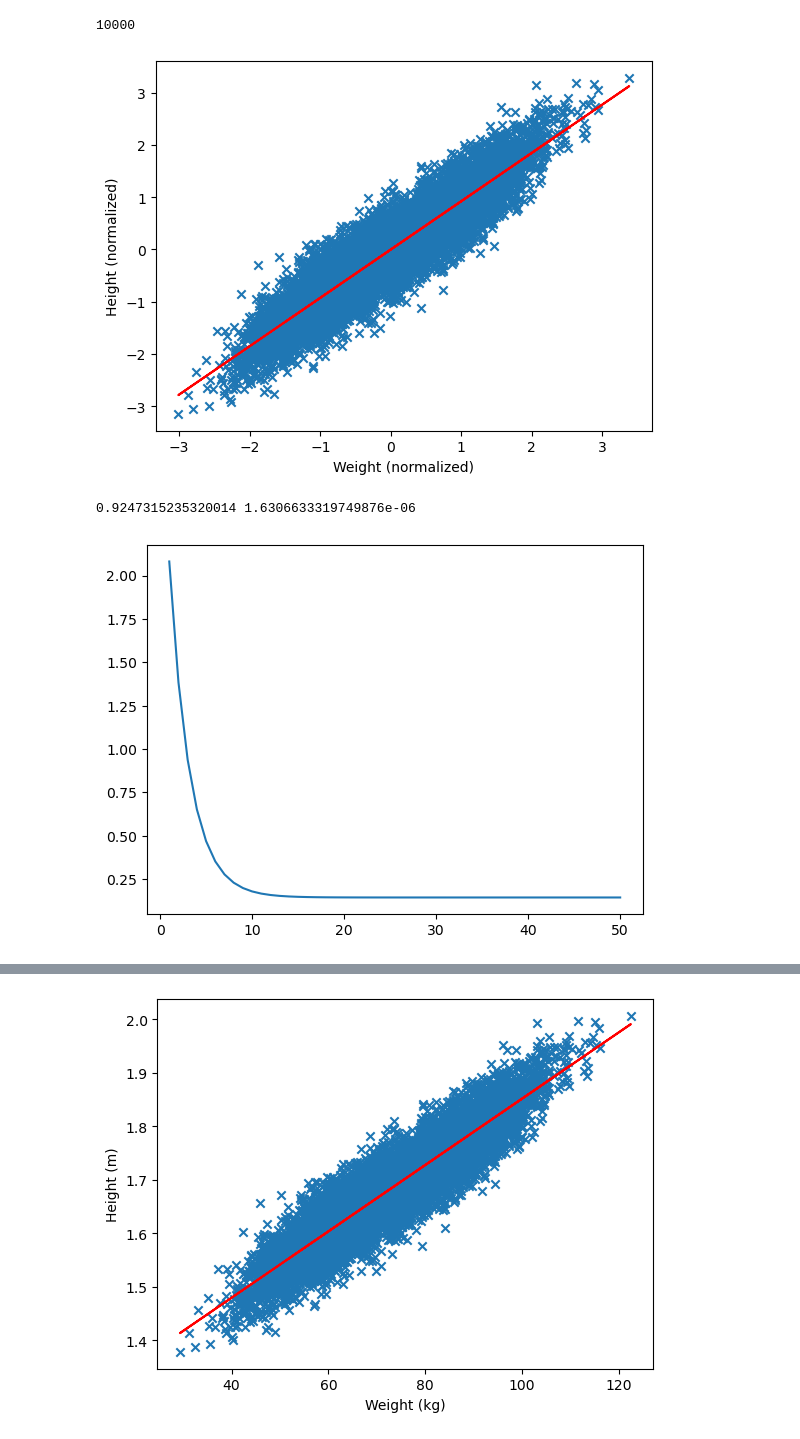
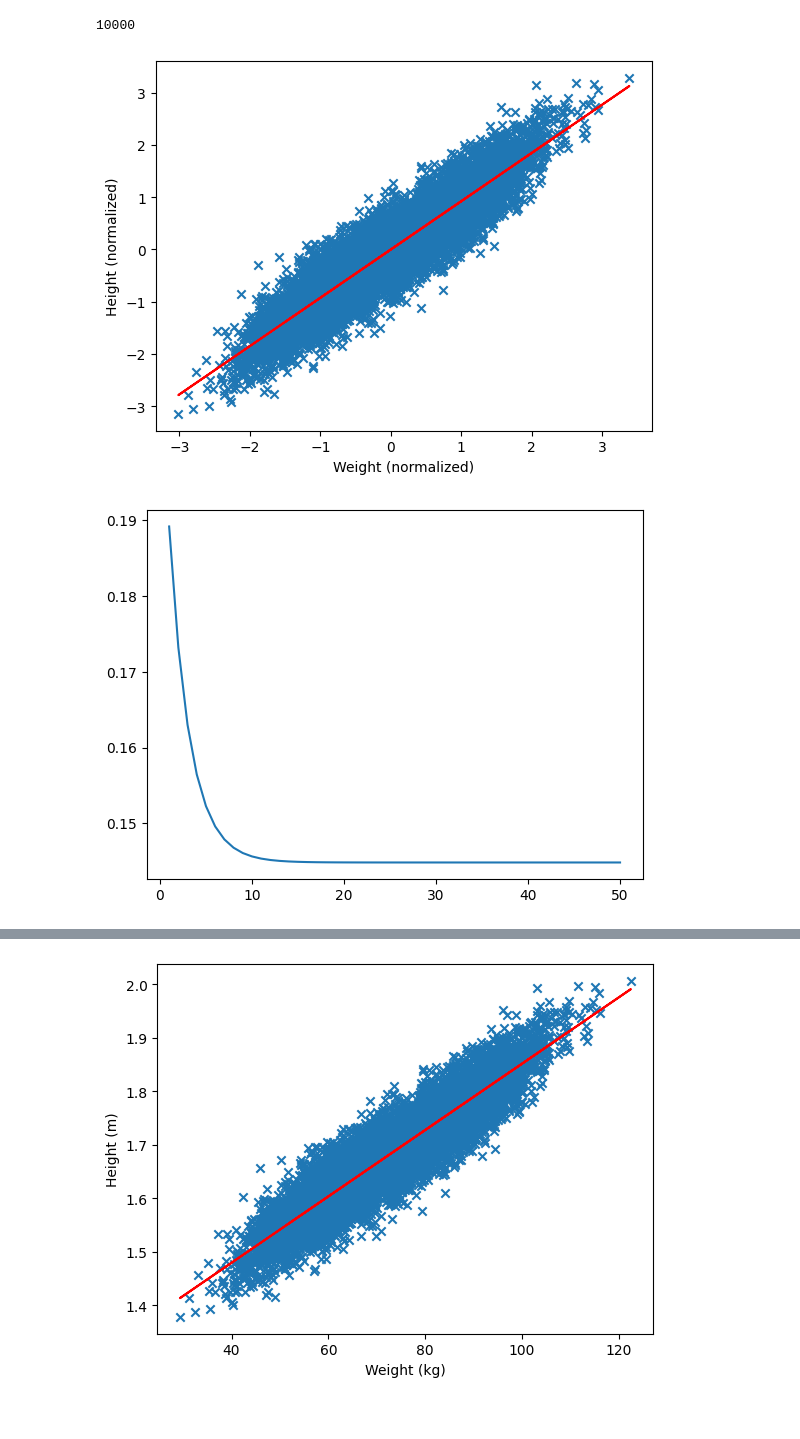
Before and after one commit to alucantonio/data_science, a Jupyter notebook: ml/linear_regression.ipynb, the cells around one changed output, grey strips where cells are left out. Cells and saved outputs as stored; diff of their text form; code cells hidden in the pictures.

```diff
--- a/ml/linear_regression.ipynb
+++ b/ml/linear_regression.ipynb
@@ -53,25 +26,59 @@ mean_height = np.mean(y)
 std_height = np.std(y)
 X_norm = (X-mean_weight)/std_weight
 y_norm = (y-mean_height)/std_height
+# %%
+# definition of the linear model
+class LinearRegression:
+    def __init__(self):
+        # random initial guesses for the linear model
+        self.slope_0 = np.random.normal(-1,1)
+        self.intercept_0 = np.random.rand()
+
+    def fit(self, X, y, learning_rate, epochs):
+        self.slope = self.slope_0
+        self.intercept = self.intercept_0
+        self.loss_history = []
+
+        N = X.shape[0]
+
+        for _ in range(epochs):
+            residual = self.predict(X) - y
+            # derivatives of the cost with respect to the slope and the intercept
+            self.dcostdm =  np.sum(residual @ X)*2/N
+            self.dcostdc = np.sum(residual)*2/N
+
+            # gradient descent updates
+            self.slope -= learning_rate*self.dcostdm
+            self.intercept -= learning_rate*self.dcostdc
+
+            # compute the loss with the updated model
+            training_prediction = self.predict(X)
+            error = self.MSE(training_prediction, y)
+            self.loss_history.append(error)
+
+    def MSE(self, prediction, y):
+        return np.linalg.norm(prediction - y)**2/prediction.shape[0]
+
+    def predict(self, X):
+        return self.slope*X + self.intercept
 # %%
 lr = LinearRegression()
-lr.fit(X_norm,y_norm, 0.1, 50)
+lr.fit(X_norm, y_norm, 0.1, 50)
+
 plt.scatter(X_norm, y_norm, marker="x")
 pred = lr.predict(X_norm)
 plt.plot(X_norm, pred,'r')
 plt.xlabel("Weight (normalized)")
 plt.ylabel("Height (normalized)")
 plt.show()
-print(lr.slope, lr.intercept)
 # %% [output]
 [figure]
-0.9247315235320014 1.6306633319749876e-06
 # %%
 # learning curve
-plt.plot(np.arange(1,len(lr.error)+1,1),lr.error)
+plt.plot(np.arange(1,len(lr.loss_history)+1,1),lr.loss_history)
 plt.show()
 # %% [output]
-[figure, old version]
+[figure, new version]
 # %%
 # training set error
 train_pred = lr.predict(X_norm)
```
Also changed, not shown: parts of 7 cells of this notebook, 3 other files.
